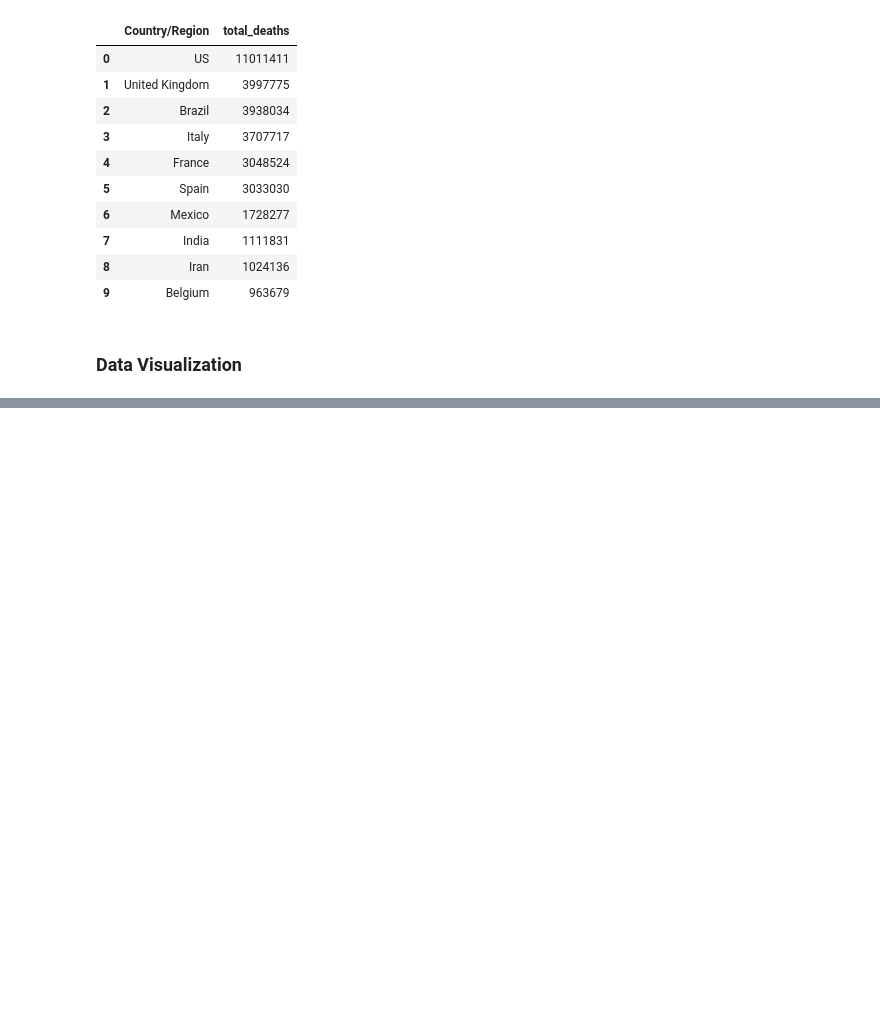
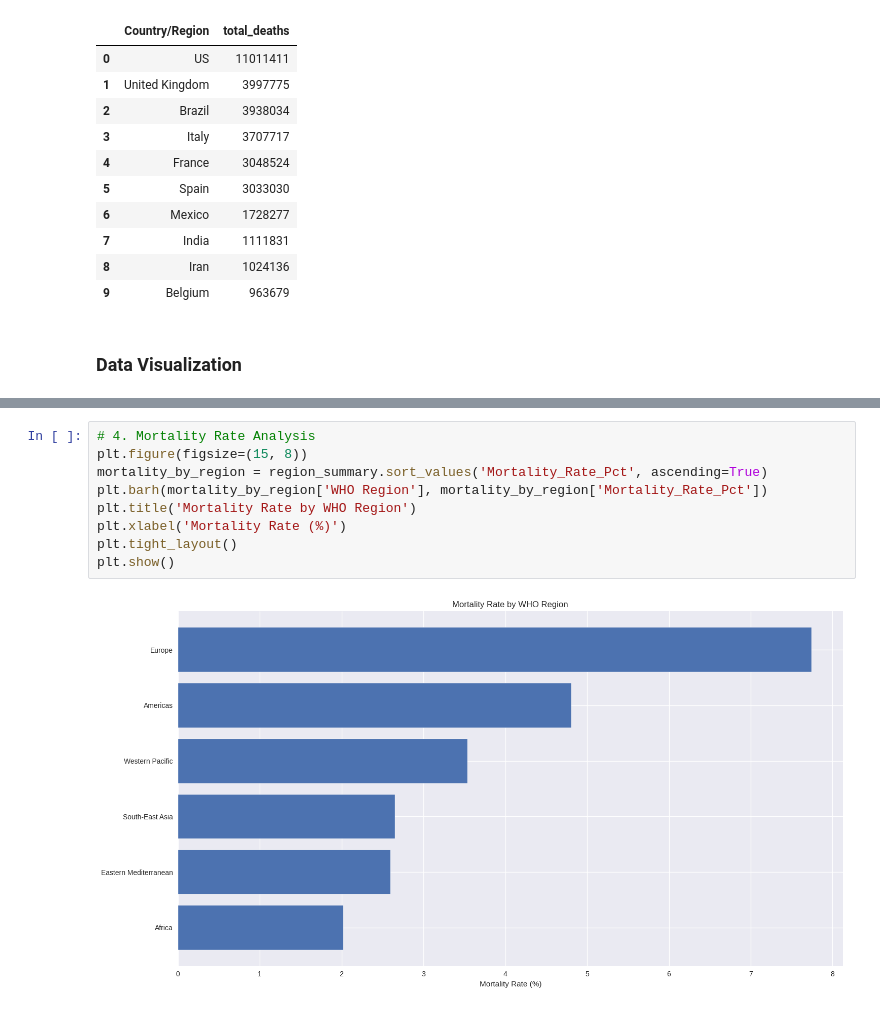
Before and after one commit to iAbanoubSamir/covid19-analysis, a Jupyter notebook: CovidDataAnalysis.ipynb, the cells around one changed output, grey strips where cells are left out. Saved outputs shown, nothing was run; the diff lists cells and outputs as text; blank space fills up the shorter version.

```diff
--- a/CovidDataAnalysis.ipynb
+++ b/CovidDataAnalysis.ipynb
@@ -442,0 +503,11 @@ LIMIT 10;
+# %%
+# 4. Mortality Rate Analysis
+plt.figure(figsize=(15, 8))
+mortality_by_region = region_summary.sort_values('Mortality_Rate_Pct', ascending=True)
+plt.barh(mortality_by_region['WHO Region'], mortality_by_region['Mortality_Rate_Pct'])
+plt.title('Mortality Rate by WHO Region')
+plt.xlabel('Mortality Rate (%)')
+plt.tight_layout()
+plt.show()
+# %% [output]
+[figure, added]
```
Also changed, not shown: parts of 15 cells of this notebook, 4 other files.
